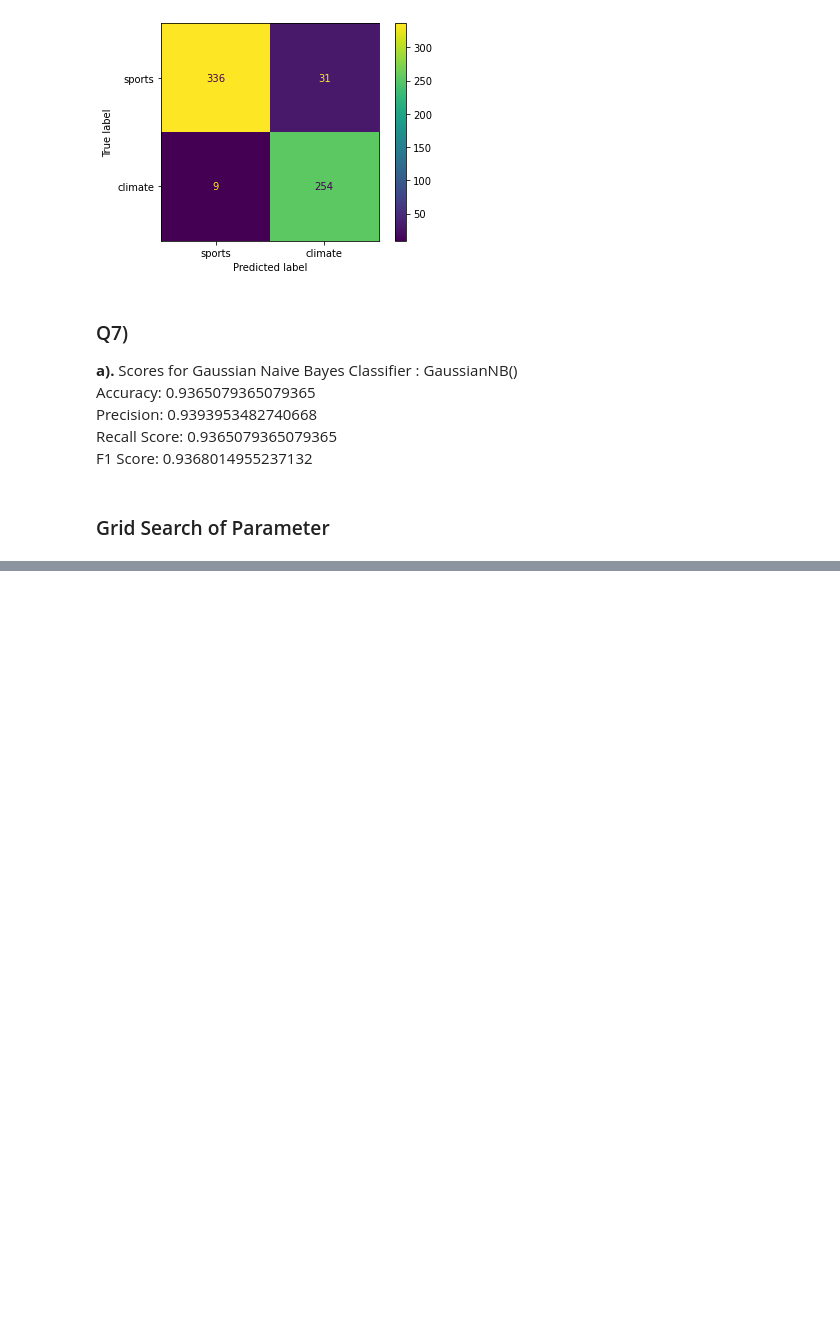
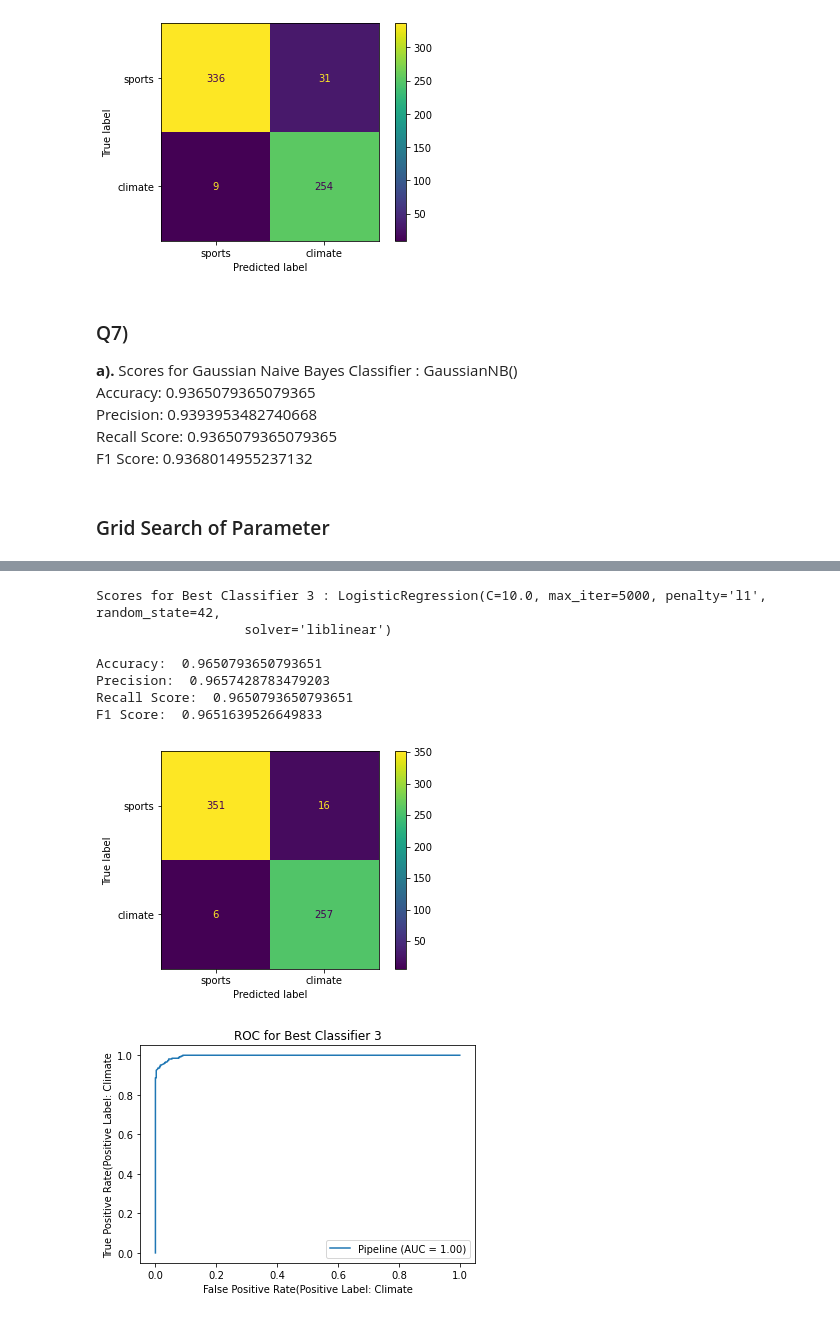
Before and after one commit to diplav09/Classification_NewsArticle, a Jupyter notebook: Project1_curr.ipynb, the cells around one changed output, grey strips where cells are left out. Drawn from its saved outputs; the diff is of its cells as text; code cells hidden in the pictures; blank space fills up the shorter version.

```diff
--- a/Project1_curr.ipynb
+++ b/Project1_curr.ipynb
@@ -1057,0 +1013,36 @@ Best parameter (CV score=0.972):
+# %%
+pipe3 = Pipeline([
+    ('count', ftExtStem3NC),
+    ('tfidf', TfidfTransformer(smooth_idf=True, use_idf=True)),
+    ('dim_reduce', LSIred80),
+    ('clf', clfLogisticL1)
+]).fit(train['full_text'], train_labels)
+
+pipe3pred = pipe3.predict(test['full_text'])
+pipe3Scores = getScores(test_labels, pipe3pred)
+
+
+print("Scores for Best Classifier 3 : {}\n".format(pipe3['clf']))
+print("Accuracy: ", pipe3Scores['accuracy'])
+print("Precision: ", pipe3Scores['precision'])
+print("Recall Score: ", pipe3Scores['recall'])
+print("F1 Score: ", pipe3Scores['f1'])
+
+plot_confusion_matrix(pipe3, test['full_text'], test_labels, display_labels=['sports', 'climate'])
+plt.show()
+
+metrics.plot_roc_curve(pipe3, test['full_text'], test_labels)
+plt.title("ROC for Best Classifier 3")
+plt.xlabel("False Positive Rate(Positive Label: Climate")
+plt.ylabel("True Positive Rate(Positive Label: Climate")
+plt.show()
+# %% [output]
+Scores for Best Classifier 3 : LogisticRegression(C=10.0, max_iter=5000, penalty='l1', random_state=42,
+                   solver='liblinear')
+
+Accuracy:  0.9650793650793651
+Precision:  0.9657428783479203
+Recall Score:  0.9650793650793651
+F1 Score:  0.9651639526649833
+[figure, added]
+[figure, added]
```
Also changed, not shown: parts of 62 cells of this notebook, 1 other file.
